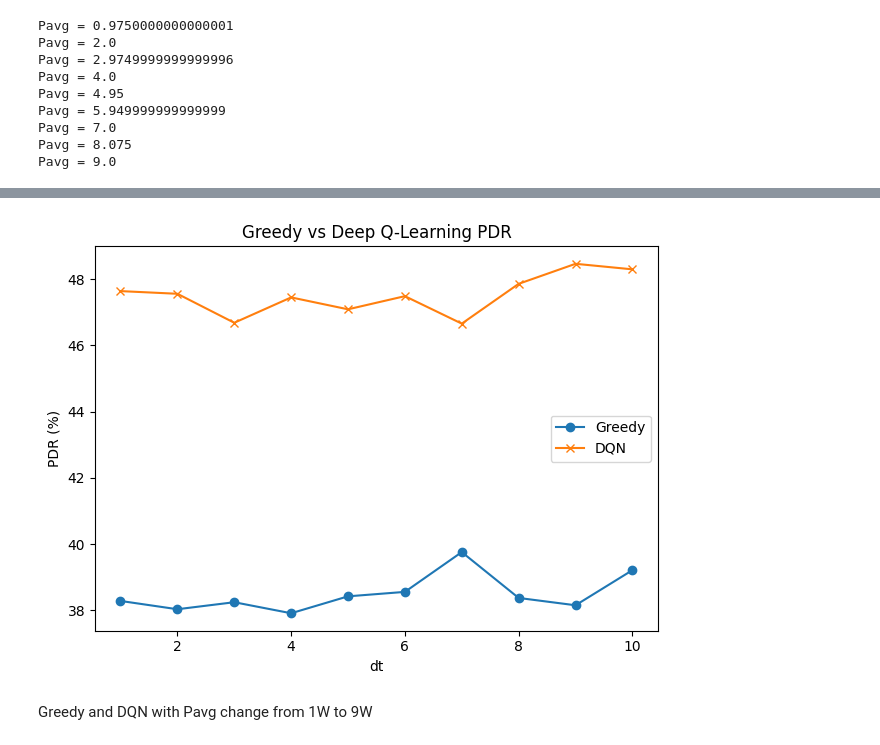
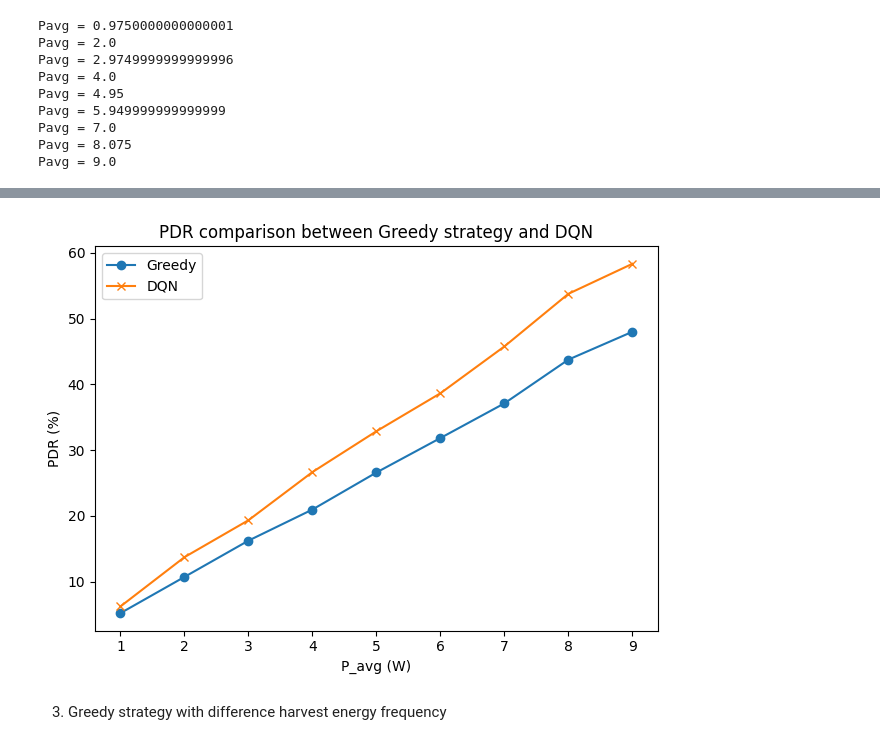
Before and after one commit to dunghoangtrung125/graduation_thesis, a Jupyter notebook: source_code/greedy_vs_dqn.ipynb, the cells around one changed output, grey strips where cells are left out. Drawn from its saved outputs; the diff is of its cells as text; code cells hidden in the pictures.

```diff
--- a/source_code/greedy_vs_dqn.ipynb
+++ b/source_code/greedy_vs_dqn.ipynb
@@ -140,20 +396,20 @@ plt.show()
 # %%
+# Plot pdr graph
 import matplotlib.pyplot as plt
 import pandas as pd
 
-df_htt_loss = pd.read_csv('csv/greedy_pdr.csv')
-df_ddqn_loss = pd.read_csv('csv/ddqn_pdr.csv')
+df = pd.read_csv('csv/p_greedy_dqn_pdr.csv')
 
-plt.plot(df_htt_loss['d_t'], df_htt_loss['pdr'], marker='o', label='Greedy')
-plt.plot(df_ddqn_loss['d_t'], df_ddqn_loss['pdr'], marker='x', label='DQN')
-plt.xlabel('dt')
+plt.plot(df['p_avg'], df['greedy'], marker='o', label='Greedy')
+plt.plot(df['p_avg'], df['dqn'], marker='x', label='DQN')
+plt.title('PDR comparison between Greedy strategy and DQN')
+plt.xlabel('P_avg (W)')
 plt.ylabel('PDR (%)')
-plt.title('Greedy vs Deep Q-Learning PDR')
 plt.tight_layout()
 plt.legend()
 plt.show()
 # %% [output]
-[figure, old version]
+[figure, new version]
-# %% [markdown]
-Greedy and DQN with Pavg change from 1W to 9W
+# %% [markdown]
+3. Greedy strategy with difference harvest energy frequency
 # %%
```
Also changed, not shown: parts of 23 cells of this notebook, 49 other files.
